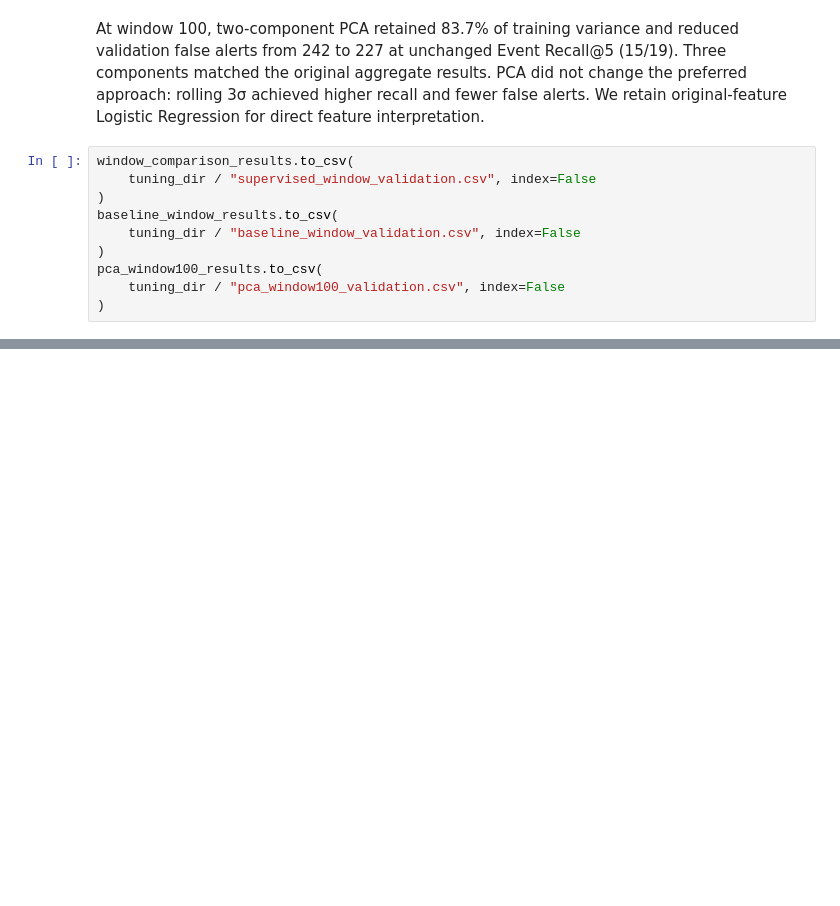
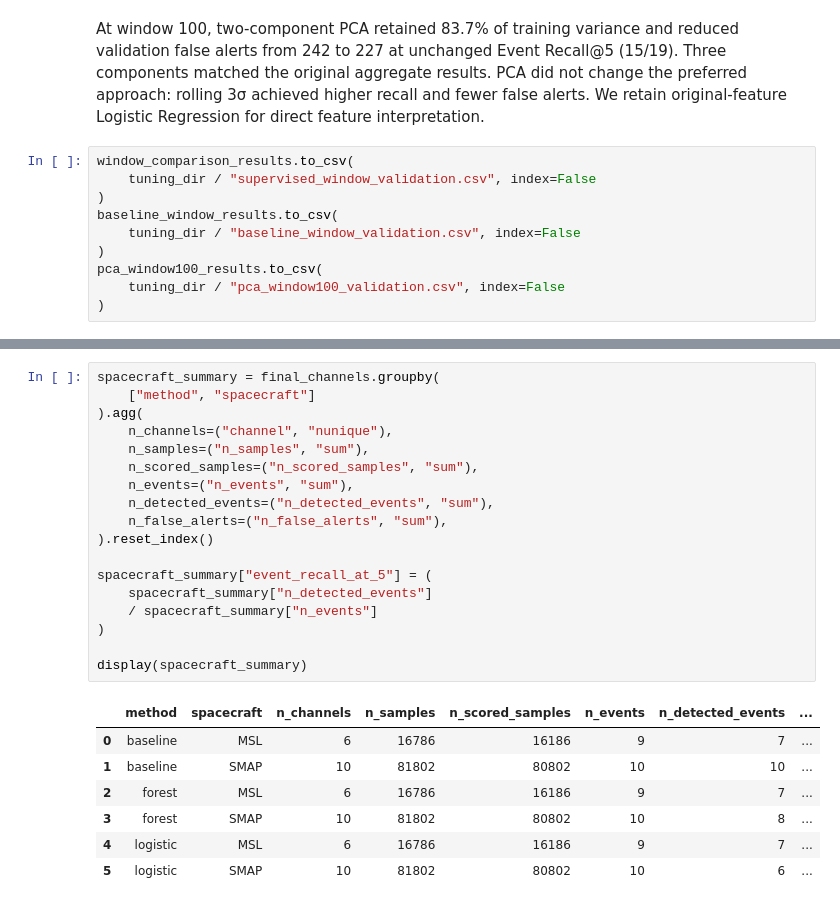
Before and after one commit to lhaase3/satmon, a Jupyter notebook: notebooks/01_data_inspection.ipynb, the cells around one changed output, grey strips where cells are left out. Saved outputs shown, nothing was run; the diff lists cells and outputs as text; blank space fills up the shorter version.

```diff
--- a/notebooks/01_data_inspection.ipynb
+++ b/notebooks/01_data_inspection.ipynb
@@ -1762,0 +2043,26 @@ pca_window100_results.to_csv(
+# %%
+spacecraft_summary = final_channels.groupby(
+    ["method", "spacecraft"]
+).agg(
+    n_channels=("channel", "nunique"),
+    n_samples=("n_samples", "sum"),
+    n_scored_samples=("n_scored_samples", "sum"),
+    n_events=("n_events", "sum"),
+    n_detected_events=("n_detected_events", "sum"),
+    n_false_alerts=("n_false_alerts", "sum"),
+).reset_index()
+
+spacecraft_summary["event_recall_at_5"] = (
+    spacecraft_summary["n_detected_events"]
+    / spacecraft_summary["n_events"]
+)
+
+display(spacecraft_summary)
+# %% [output]
+|  | method | spacecraft | n_channels | n_samples | n_scored_samples | n_events | n_detected_events | ... |
+| 0 | baseline | MSL | 6 | 16786 | 16186 | 9 | 7 | ... |
+| 1 | baseline | SMAP | 10 | 81802 | 80802 | 10 | 10 | ... |
+| 2 | forest | MSL | 6 | 16786 | 16186 | 9 | 7 | ... |
+| 3 | forest | SMAP | 10 | 81802 | 80802 | 10 | 8 | ... |
+| 4 | logistic | MSL | 6 | 16786 | 16186 | 9 | 7 | ... |
+| 5 | logistic | SMAP | 10 | 81802 | 80802 | 10 | 6 | ... |
```
Also changed, not shown: parts of 21 cells of this notebook, 15 other files.
